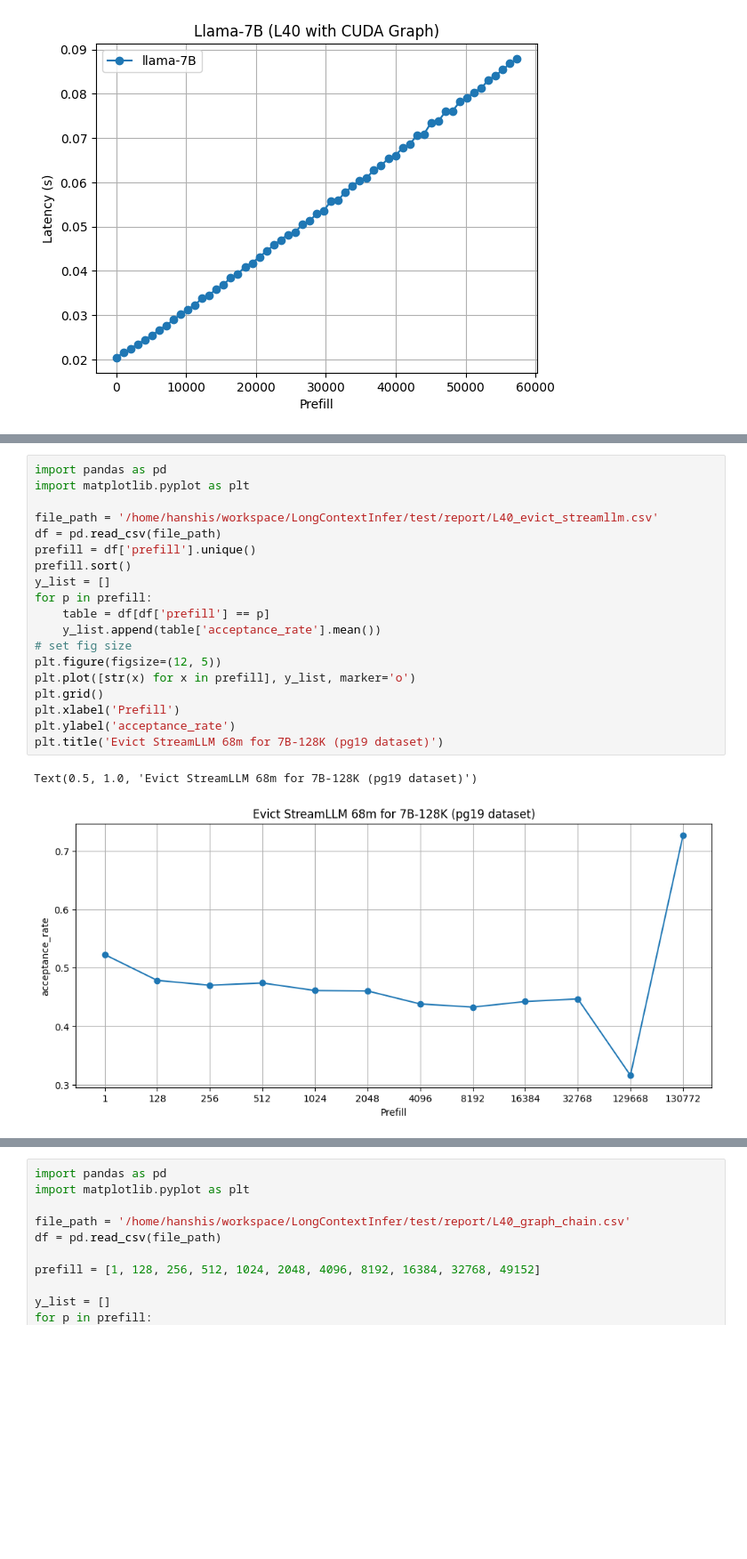
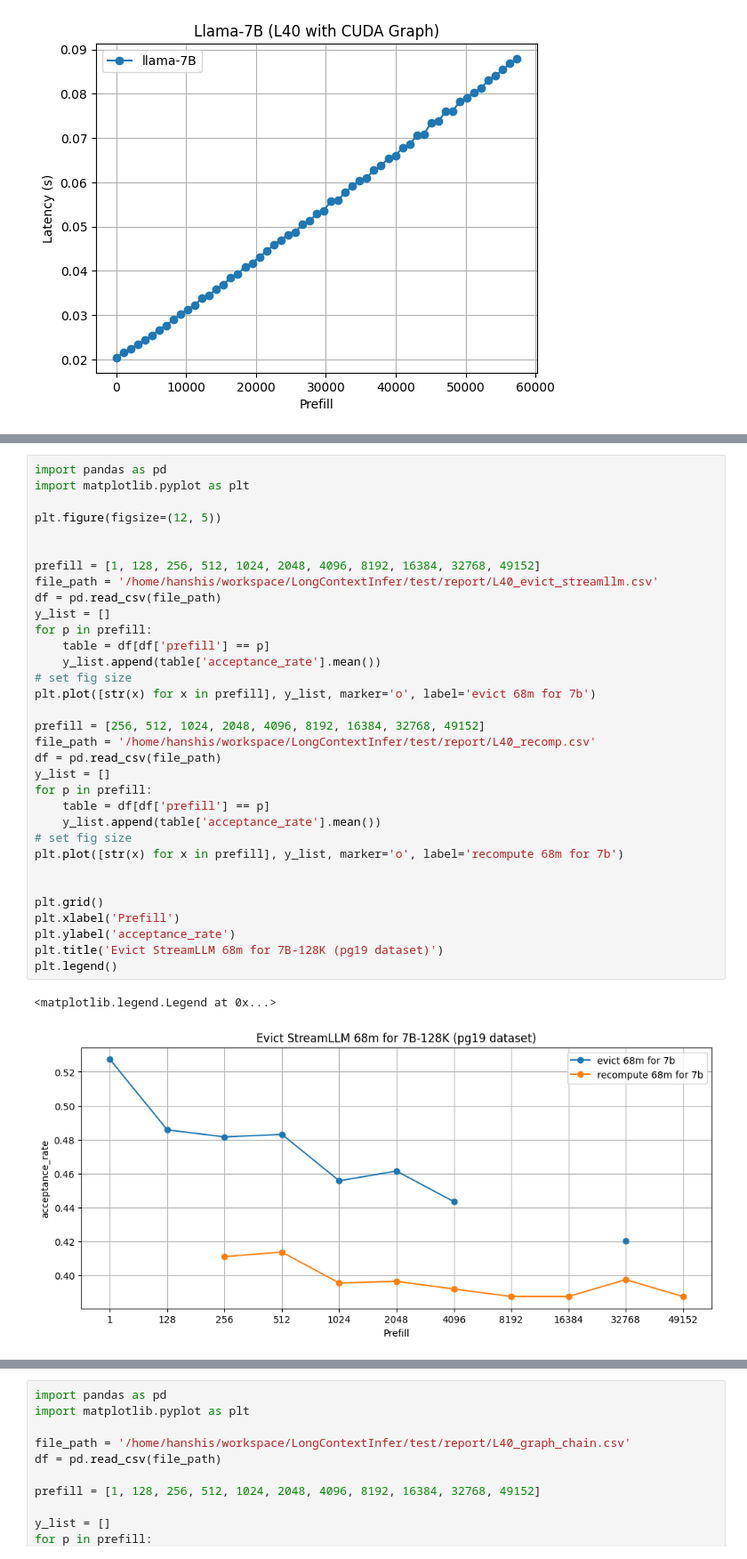
Before and after one commit to ranonrkm/TriForce-legacy, a Jupyter notebook: apps/plot.ipynb, the cells around one changed output, grey strips where cells are left out. Shown at 89% size. Drawn from its saved outputs; the diff is of its cells as text; blank space fills up the shorter version.

```diff
--- a/apps/plot.ipynb
+++ b/apps/plot.ipynb
@@ -207,22 +252,36 @@ Text(0.5, 1.0, 'Llama-7B (L40 with CUDA Graph)')
 # %%
 import pandas as pd
 import matplotlib.pyplot as plt
 
+plt.figure(figsize=(12, 5))
+
+
+prefill = [1, 128, 256, 512, 1024, 2048, 4096, 8192, 16384, 32768, 49152]
 file_path = '/home/hanshis/workspace/LongContextInfer/test/report/L40_evict_streamllm.csv'
 df = pd.read_csv(file_path)
-prefill = df['prefill'].unique()
-prefill.sort()
 y_list = []
 for p in prefill:
     table = df[df['prefill'] == p]
     y_list.append(table['acceptance_rate'].mean())
 # set fig size
-plt.figure(figsize=(12, 5))
-plt.plot([str(x) for x in prefill], y_list, marker='o')
+plt.plot([str(x) for x in prefill], y_list, marker='o', label='evict 68m for 7b')
+
+prefill = [256, 512, 1024, 2048, 4096, 8192, 16384, 32768, 49152]
+file_path = '/home/hanshis/workspace/LongContextInfer/test/report/L40_recomp.csv'
+df = pd.read_csv(file_path)
+y_list = []
+for p in prefill:
+    table = df[df['prefill'] == p]
+    y_list.append(table['acceptance_rate'].mean())
+# set fig size
+plt.plot([str(x) for x in prefill], y_list, marker='o', label='recompute 68m for 7b')
+
+
 plt.grid()
 plt.xlabel('Prefill')
 plt.ylabel('acceptance_rate')
 plt.title('Evict StreamLLM 68m for 7B-128K (pg19 dataset)')
+plt.legend()
 # %% [output]
-Text(0.5, 1.0, 'Evict StreamLLM 68m for 7B-128K (pg19 dataset)')
+<matplotlib.legend.Legend at 0x...>
-[figure, old version]
+[figure, new version]
```
Also changed, not shown: parts of 6 cells of this notebook, 17 other files.
